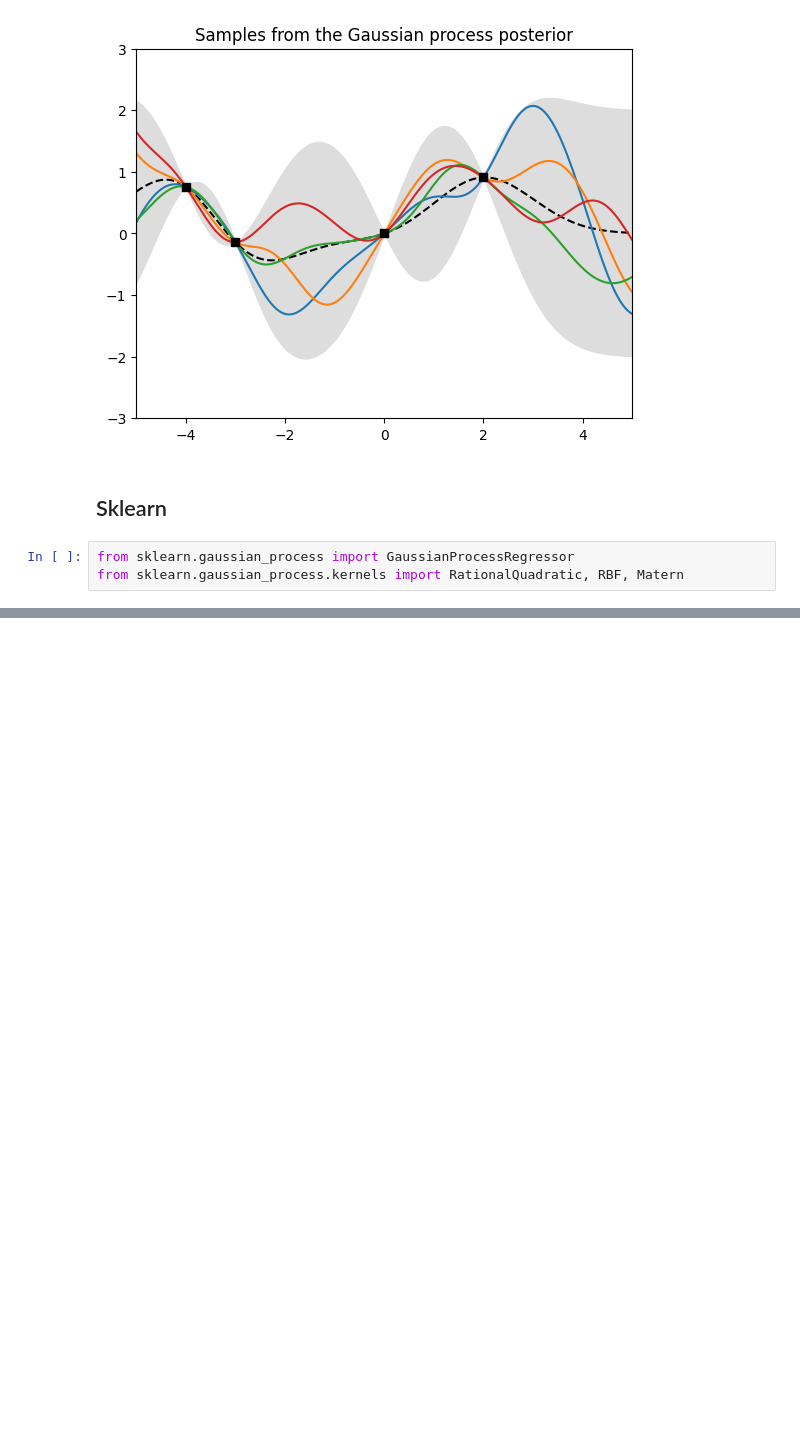
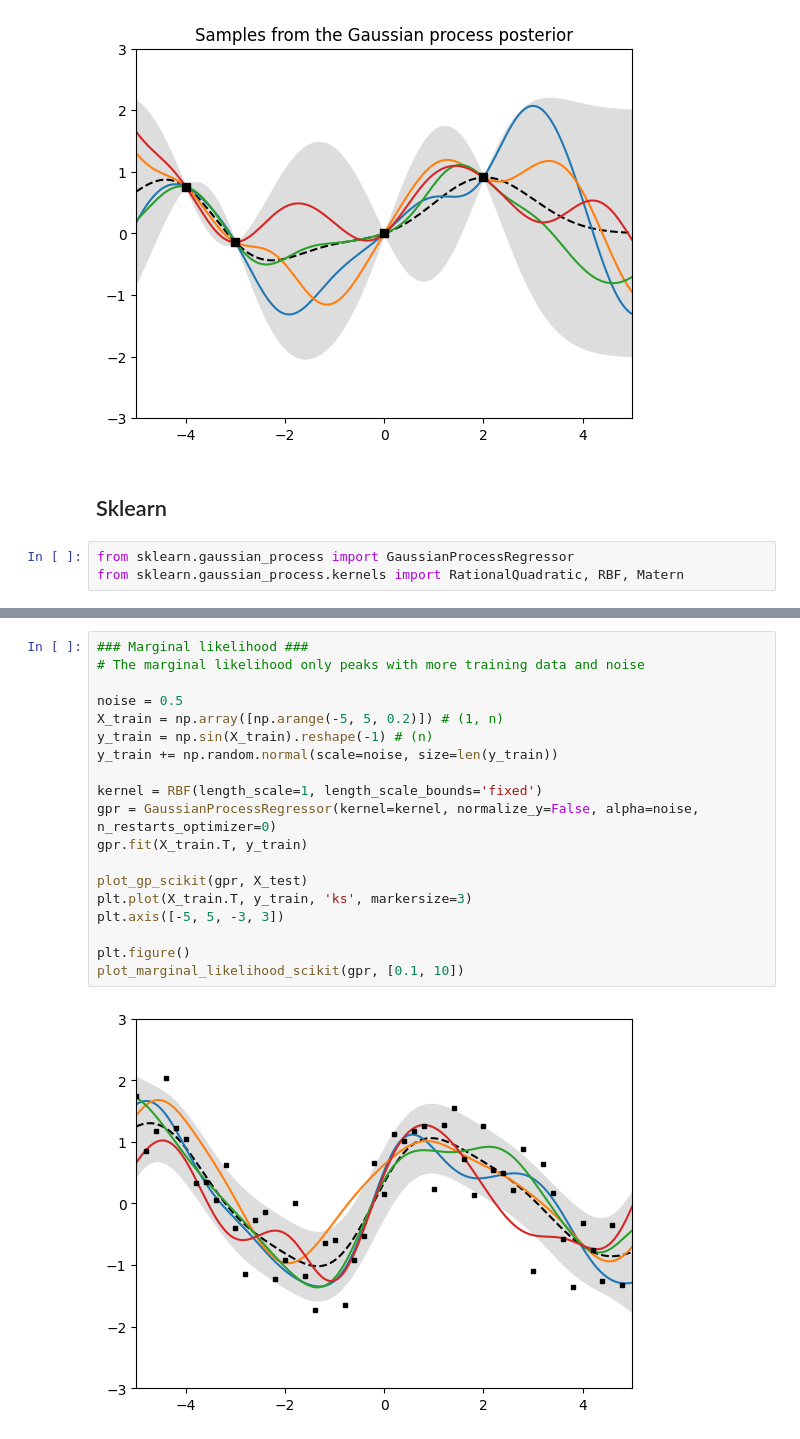
Before and after one commit to riley-x/GaussianProcessExample, a Jupyter notebook: gaussian_process.ipynb, the cells around one changed output, grey strips where cells are left out. Cells and saved outputs as stored; diff of their text form; blank space fills up the shorter version.

Commit message:
add marginal likelihood scan

```diff
--- a/gaussian_process.ipynb
+++ b/gaussian_process.ipynb
@@ -209,0 +247,21 @@ Text(0.5, 1.0, 'Samples from the Gaussian process posterior')
+# %%
+### Marginal likelihood ###
+# The marginal likelihood only peaks with more training data and noise
+
+noise = 0.5
+X_train = np.array([np.arange(-5, 5, 0.2)]) # (1, n)
+y_train = np.sin(X_train).reshape(-1) # (n)
+y_train += np.random.normal(scale=noise, size=len(y_train))
+
+kernel = RBF(length_scale=1, length_scale_bounds='fixed')
+gpr = GaussianProcessRegressor(kernel=kernel, normalize_y=False, alpha=noise, n_restarts_optimizer=0)
+gpr.fit(X_train.T, y_train)
+
+plot_gp_scikit(gpr, X_test)
+plt.plot(X_train.T, y_train, 'ks', markersize=3)
+plt.axis([-5, 5, -3, 3])
+
+plt.figure()
+plot_marginal_likelihood_scikit(gpr, [0.1, 10])
+# %% [output]
+[figure, added]
```
Also changed, not shown: parts of 9 cells of this notebook.
